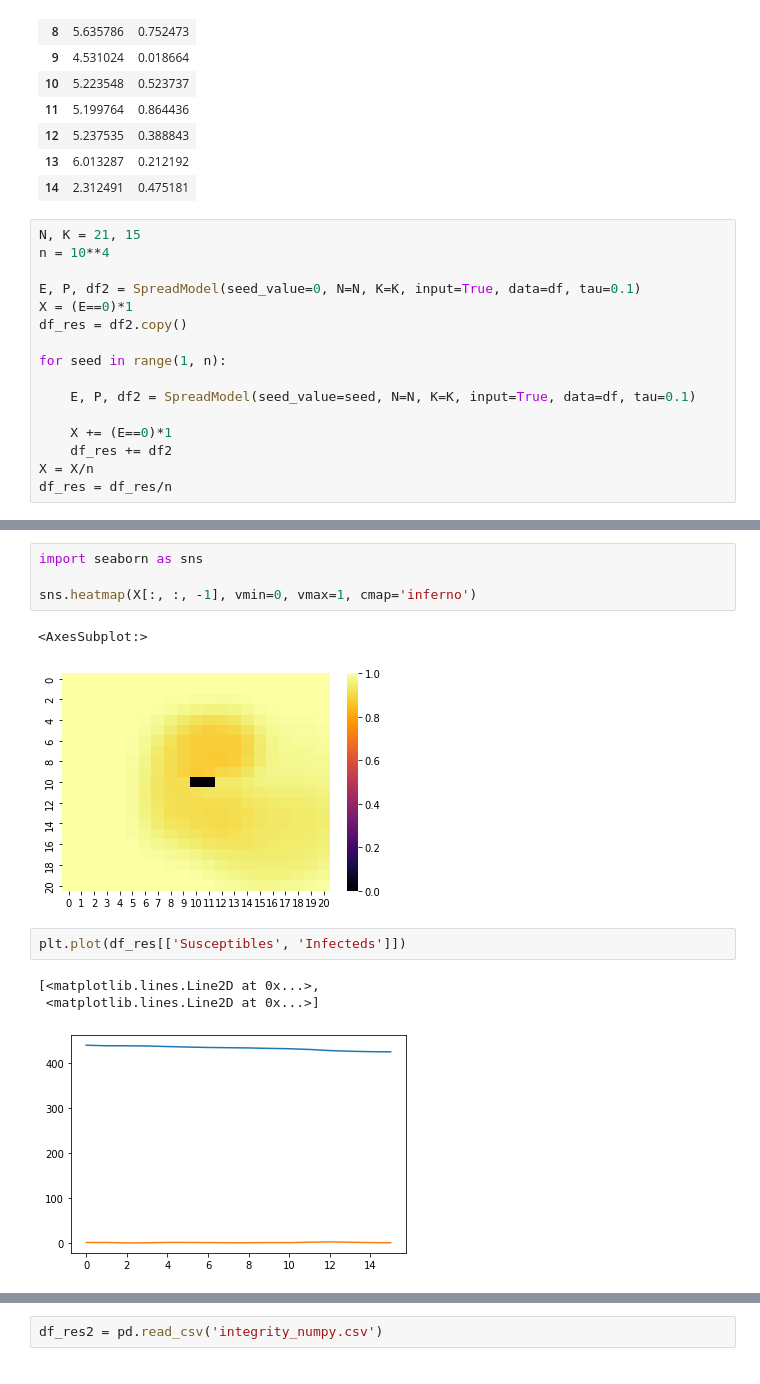
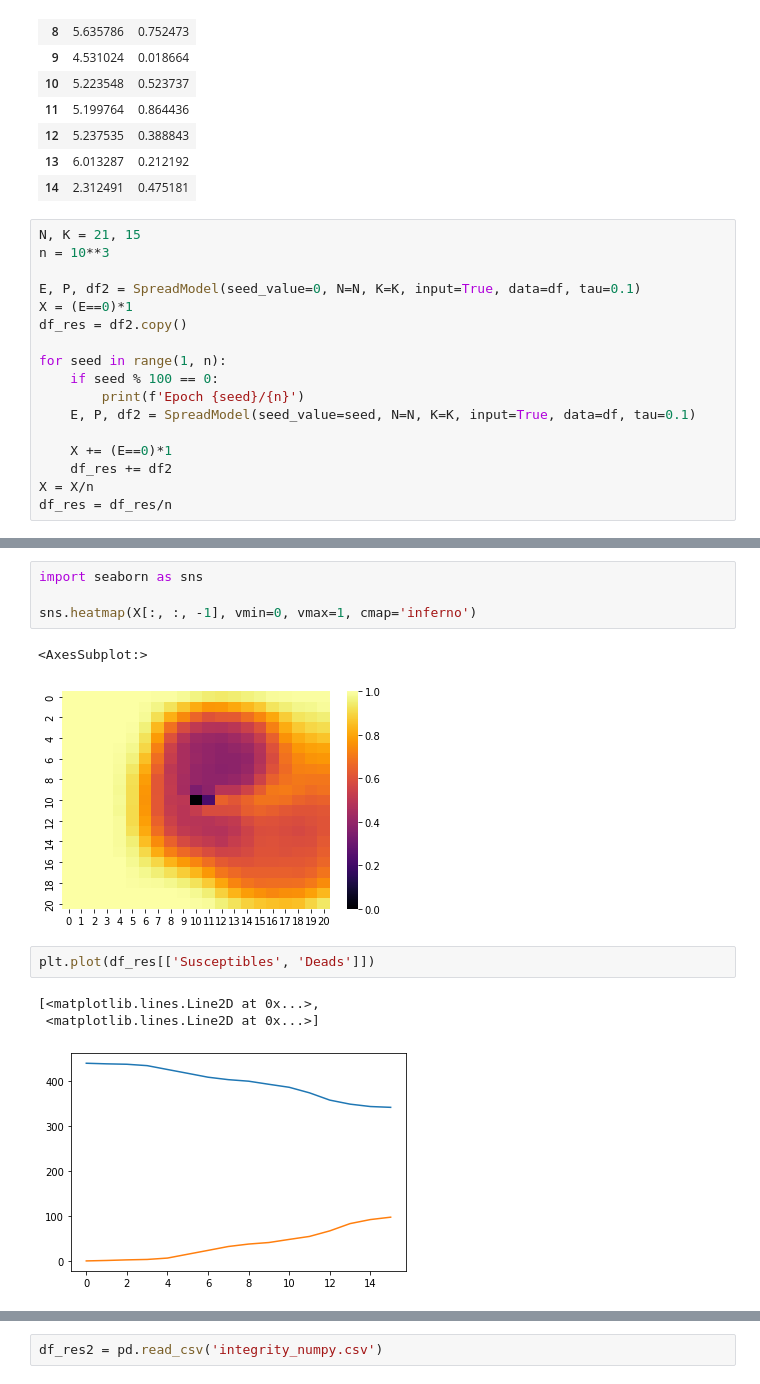
Before and after one commit to joanboterspitarch/PyTorch, a Jupyter notebook: set_data_integrity.ipynb, the cells around one changed output, grey strips where cells are left out. Saved outputs shown, nothing was run; the diff lists cells and outputs as text.

```diff
--- a/set_data_integrity.ipynb
+++ b/set_data_integrity.ipynb
@@ -25,14 +25,15 @@ df
 | 14 | 2.312491 | 0.475181 |
 # %%
 N, K = 21, 15
-n = 10**4
+n = 10**3
 
 E, P, df2 = SpreadModel(seed_value=0, N=N, K=K, input=True, data=df, tau=0.1)
 X = (E==0)*1
 df_res = df2.copy()
 
 for seed in range(1, n):
-
+    if seed % 100 == 0:
+        print(f'Epoch {seed}/{n}')
     E, P, df2 = SpreadModel(seed_value=seed, N=N, K=K, input=True, data=df, tau=0.1)
 
     X += (E==0)*1
@@ -45,13 +56,13 @@ import seaborn as sns
 sns.heatmap(X[:, :, -1], vmin=0, vmax=1, cmap='inferno')
 # %% [output]
 <AxesSubplot:>
-[figure, old version]
+[figure, new version]
 # %%
-plt.plot(df_res[['Susceptibles', 'Infecteds']])
+plt.plot(df_res[['Susceptibles', 'Deads']])
 # %% [output]
 [<matplotlib.lines.Line2D at 0x...>,
  <matplotlib.lines.Line2D at 0x...>]
-[figure, old version]
+[figure, new version]
 # %%
 df_res
 # %% [output]
```
Also changed, not shown: parts of 16 cells of this notebook, 3 other files.
